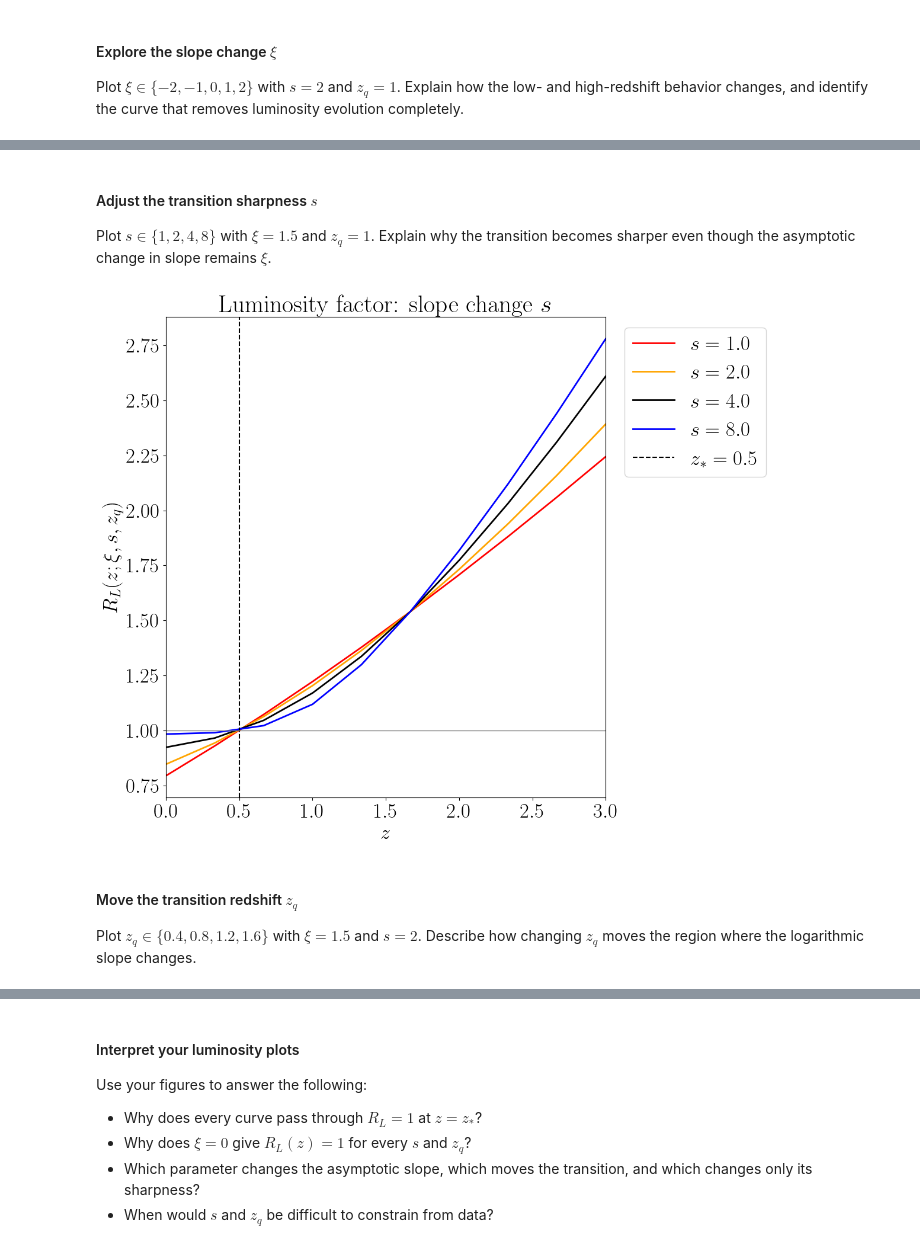
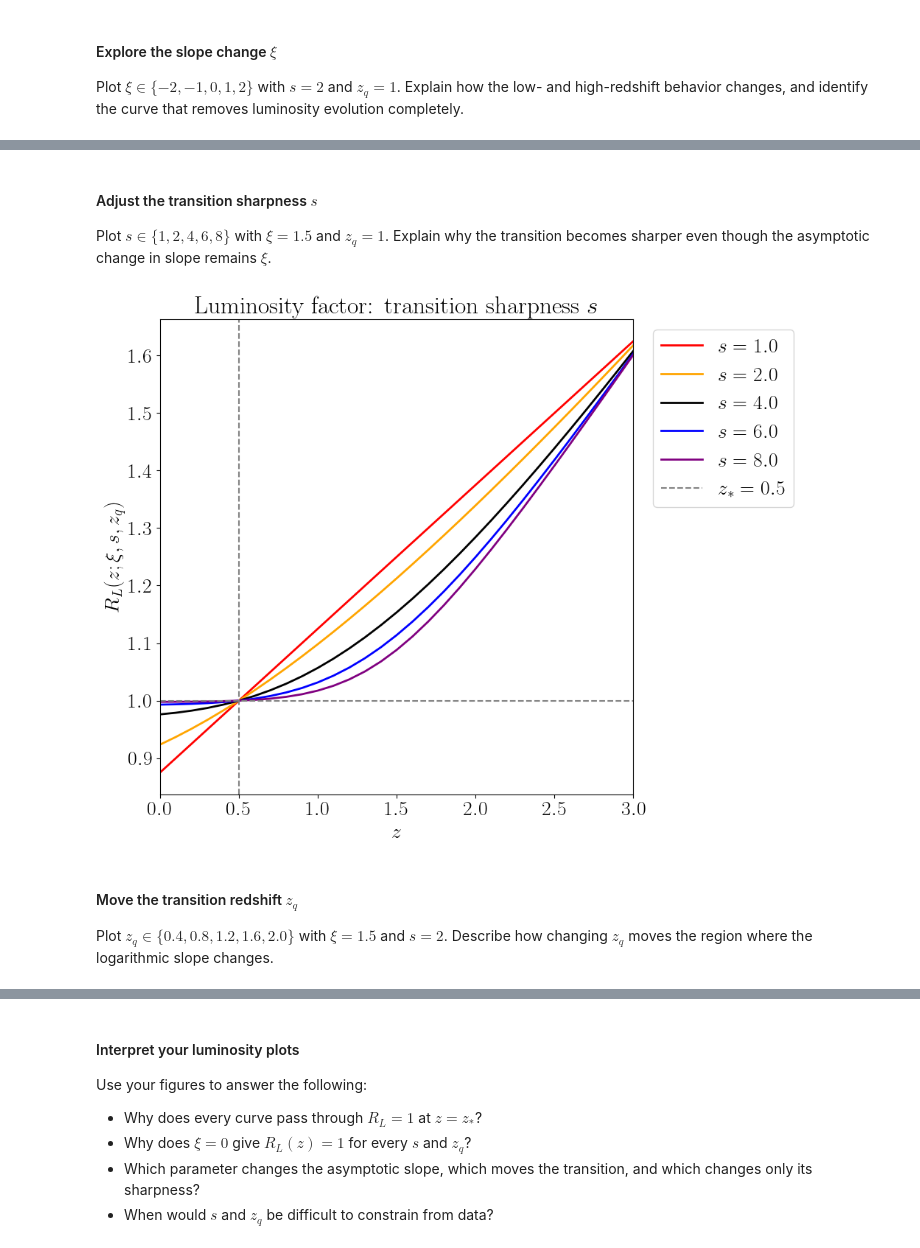
Before and after one commit to CosmoCloudZhang/IAFlowCloud, a Jupyter notebook: Code/NLA.ipynb, the cells around one changed output, grey strips where cells are left out. Saved outputs shown, nothing was run; the diff lists cells and outputs as text; code cells hidden in the pictures.

```diff
--- a/Code/NLA.ipynb
+++ b/Code/NLA.ipynb
@@ -179,13 +180,17 @@ from matplotlib import pyplot
 # %%
 pyplot.rcParams.update({
     "font.family": "Times New Roman",
-    "font.size": 25,
+    "font.size": 20,
     "text.usetex": True,
 })
+
+colour_list = ["red", "orange", "black", "blue", "purple"]
 # %%
 base_path = Path.cwd().parent if Path.cwd().name == "Code" else Path.cwd()
 code_path = base_path / "Code"
 data_path = base_path / "Data"
+figure_path = base_path / "Figure" / "NLA"
+figure_path.mkdir(parents=True, exist_ok=True)
 
 if str(code_path) not in sys.path:
     sys.path.insert(0, str(code_path))
@@ -193,6 +198,7 @@ if str(code_path) not in sys.path:
 print("Project directory:", base_path)
 print("Code directory:   ", code_path)
 print("Data directory:   ", data_path)
+print("Figure directory: ", figure_path)
 # %% [output]
 Project directory: /Users/s2227120/Downloads/IAFlowCloud
 Code directory:    /Users/s2227120/Downloads/IAFlowCloud/Code
@@ -249,8 +257,8 @@ cosmology = pyccl.cosmology.Cosmology(
 # %%
 z1 = 0.0
 z2 = 3.0
-z_size = 10
-z_grid = numpy.linspace(z1, z2, z_size)
+z_size = 30
+z_grid = numpy.linspace(z1, z2, z_size + 1)
 # %% [markdown]
 ---
 
@@ -413,6 +420,10 @@ subplots. In every figure:
 - include axis labels, a descriptive title, and a legend.
 
 Use the existing `z_grid` so that all three figures cover the same redshift range.
+# %%
+s_fixed = 2.0
+xi_fixed = 1.0
+z_q_fixed = 1.5
 # %% [markdown]
 #### Explore the slope change $\xi$
 
@@ -458,46 +476,54 @@ pyplot.show()
 # %% [markdown]
 #### Adjust the transition sharpness $s$
 
-Plot $s\in\{1,2,4,8\}$ with $\xi=1.5$ and $z_q=1$. Explain why the transition
+Plot $s\in\{1,2,4,6,8\}$ with $\xi=1.5$ and $z_q=1$. Explain why the transition
 becomes sharper even though the asymptotic change in slope remains $\xi$.
 # %%
-# Student workspace: vary s and create one luminosity-factor figure.
-s_list = [1.0, 2.0, 4.0, 8.0]
-xi_fixed = 1.5
-z_q_fixed = 1.0
+# Worked example: vary s and create one luminosity-factor figure.
+s_list = [1.0, 2.0, 4.0, 6.0, 8.0]
 
-# Add your plotting code below.
-figure, plot = pyplot.subplots(figsize=(12, 10))
+figure, plot = pyplot.subplots(figsize=(10, 8))
 
 for s, colour in zip(s_list, colour_list):
     plot.plot(
         z_grid,
-        luminosity_factor(z_grid, s=s, xi=xi_fixed, z_q=z_q_fixed),
+        luminosity_factor(
+            z_grid,
+            xi=xi_fixed,
+            s=s,
+            z_q=z_q_fixed,
+            z_star=Z_STAR,
+        ),
         color=colour,
         linewidth=2,
         label=rf"$s={s}$",
+        rasterized=True,
     )
 
 plot.axvline(
     Z_STAR,
-    color="black",
+    color="grey",
     linestyle="--",
     label=rf"$z_\ast={Z_STAR}$",
+    rasterized=True,
 )
-plot.axhline(1.0, color="grey", linewidth=1)
+
+plot.axhline(1.0, color="grey", linestyle="--", rasterized=True)
+
 plot.set_xlim(z1, z2)
 plot.set_xlabel(r"$z$")
 plot.set_ylabel(r"$R_L(z;\xi,s,z_q)$")
-plot.set_title("Luminosity factor: slope change $s$")
+
+plot.set_title("Luminosity factor: transition sharpness $s$")
 plot.legend(loc="upper left", bbox_to_anchor=(1.02, 1.0))
 
 figure.tight_layout()
-pyplot.show()
+figure.savefig(figure_path / "Luminosity_Sharpness.pdf", dpi=512, bbox_inches="tight")
 # %% [output]
-[figure, old version]
+[figure, new version]
 # %% [markdown]
 #### Move the transition redshift $z_q$
 
-Plot $z_q\in\{0.4,0.8,1.2,1.6\}$ with $\xi=1.5$ and $s=2$. Describe how changing
+Plot $z_q\in\{0.4,0.8,1.2,1.6,2.0\}$ with $\xi=1.5$ and $s=2$. Describe how changing
 $z_q$ moves the region where the logarithmic slope changes.
 # %%
```
Also changed, not shown: parts of 24 cells of this notebook, 5 other files.
